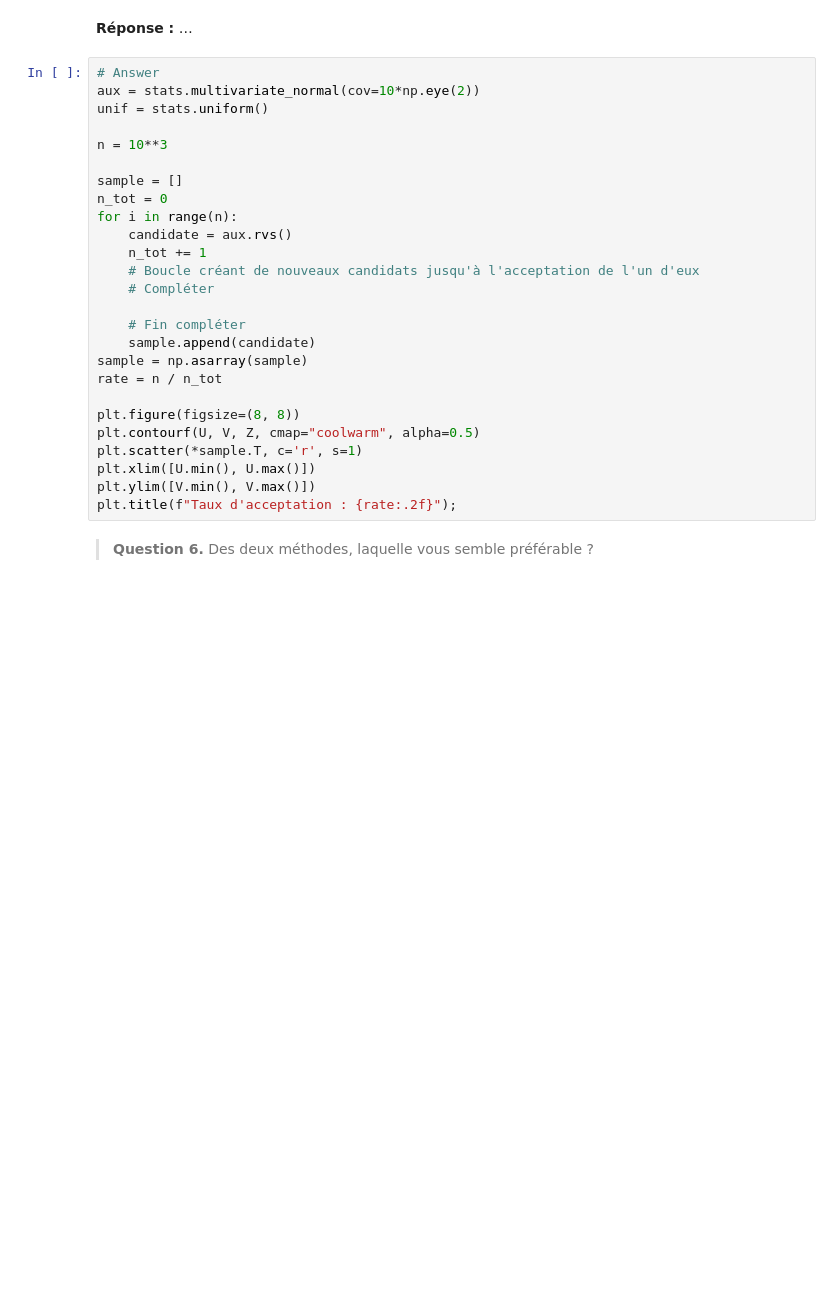
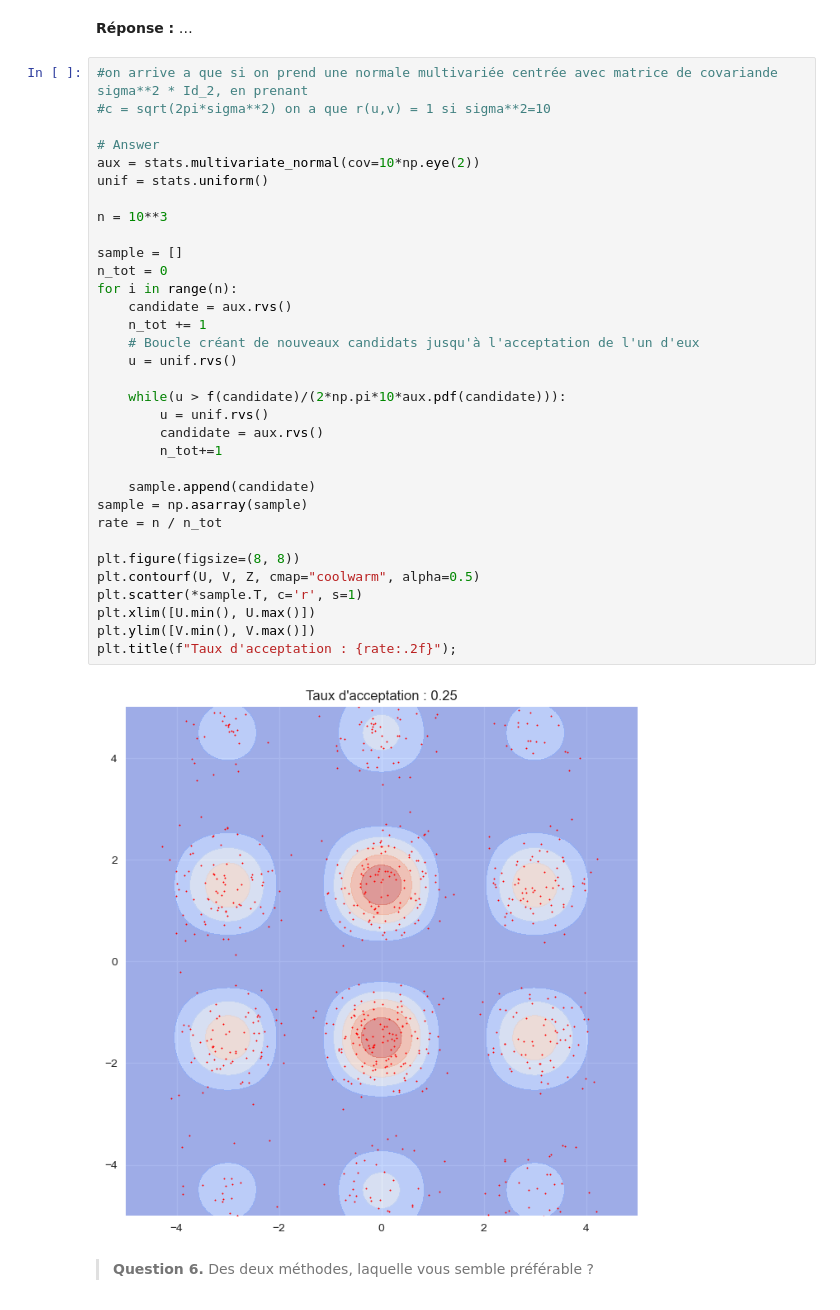
Before and after one commit to PolTibau/Statistique-Computationnelle, a Jupyter notebook: TP/TP3_student.ipynb, the cells around one changed output. Cells and saved outputs as stored; diff of their text form; blank space fills up the shorter version.

```diff
--- a/TP/TP3_student.ipynb
+++ b/TP/TP3_student.ipynb
@@ -378,31 +394,40 @@ Proposer une méthode de rejet pour simuler suivant la loi $G$ à partir d'une l
 **Réponse :**
 …
 # %%
+#on arrive a que si on prend une normale multivariée centrée avec matrice de covariande sigma**2 * Id_2, en prenant
+#c = sqrt(2pi*sigma**2) on a que r(u,v) = 1 si sigma**2=10
+
 # Answer
 aux = stats.multivariate_normal(cov=10*np.eye(2))
 unif = stats.uniform()
 
 n = 10**3
 
 sample = []
 n_tot = 0
 for i in range(n):
     candidate = aux.rvs()
     n_tot += 1
     # Boucle créant de nouveaux candidats jusqu'à l'acceptation de l'un d'eux
-    # Compléter
+    u = unif.rvs()
 
-    # Fin compléter
+    while(u > f(candidate)/(2*np.pi*10*aux.pdf(candidate))):
+        u = unif.rvs()
+        candidate = aux.rvs()
+        n_tot+=1
+
     sample.append(candidate)
 sample = np.asarray(sample)
 rate = n / n_tot
 
 plt.figure(figsize=(8, 8))
 plt.contourf(U, V, Z, cmap="coolwarm", alpha=0.5)
 plt.scatter(*sample.T, c='r', s=1)
 plt.xlim([U.min(), U.max()])
 plt.ylim([V.min(), V.max()])
 plt.title(f"Taux d'acceptation : {rate:.2f}");
+# %% [output]
+[figure, added]
 # %% [markdown]
 >**Question 6.**
 Des deux méthodes, laquelle vous semble préférable ?
```
Also changed, not shown: parts of 13 cells of this notebook.
